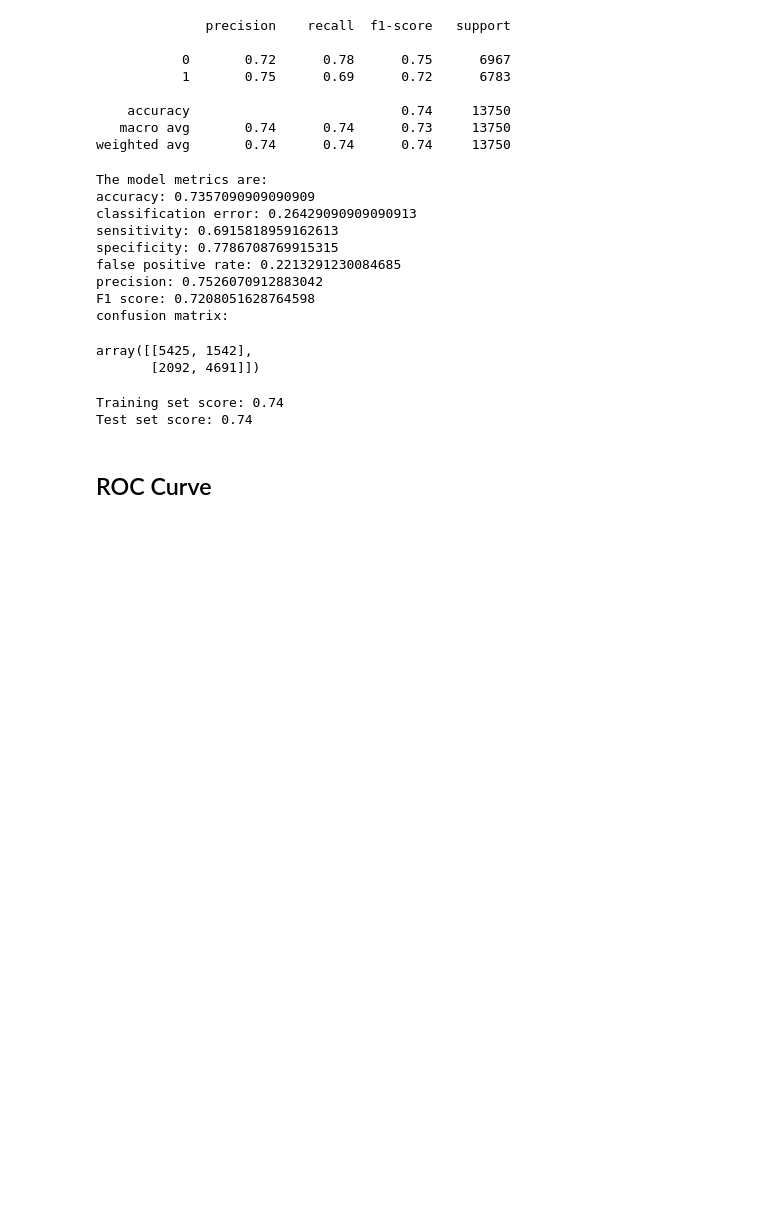
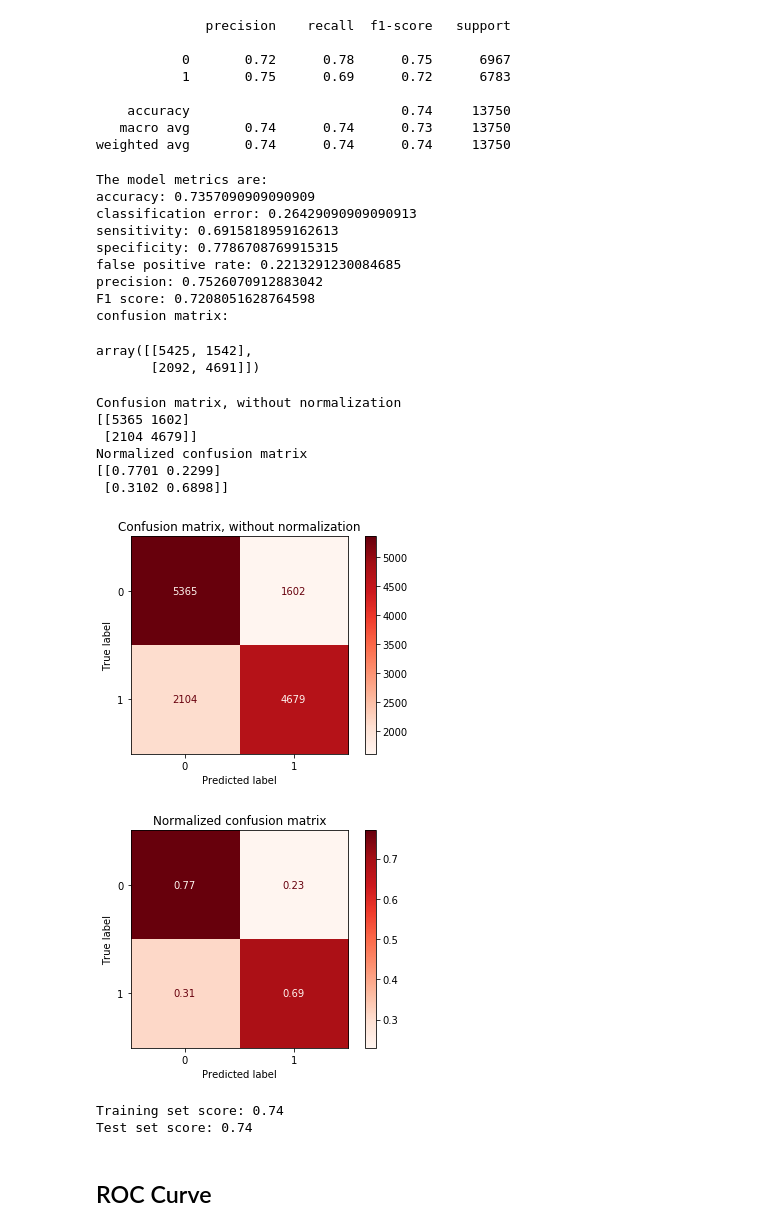
Before and after one commit to jsbernet/capstone_healthcare, a Jupyter notebook: modeling/Cardio_XGBoost.ipynb, the cells around one changed output. Saved outputs shown, nothing was run; the diff lists cells and outputs as text; code cells hidden in the pictures; blank space fills up the shorter version.

Commit message:
Updated confusion matrix to save as plot

```diff
--- a/modeling/Cardio_XGBoost.ipynb
+++ b/modeling/Cardio_XGBoost.ipynb
@@ -376,6 +376,40 @@ F1 score: 0.7208051628764598
 confusion matrix:
 array([[5425, 1542],
        [2092, 4691]])
+# %%
+#https://scikit-learn.org/stable/auto_examples/model_selection/plot_confusion_matrix.html#sphx-glr-auto-examples-model-selection-plot-confusion-matrix-py
+from sklearn.metrics import plot_confusion_matrix
+
+target_names=['0', '1']
+np.set_printoptions(precision=4)
+
+# Plot non-normalized confusion matrix
+titles_options = [("Confusion matrix, without normalization", None, "0.0f"),
+                  ("Normalized confusion matrix", 'true', None)]
+for title, normalize, values_format in titles_options:
+    disp = plot_confusion_matrix(xgb_model, X_test, y_test,
+                                 display_labels=target_names,
+                                 cmap=plt.cm.Reds,
+                                 normalize=normalize,
+                                 values_format=values_format,
+                                )
+    disp.ax_.set_title(title)
+
+    print(title)
+    print(disp.confusion_matrix)
+    plt.savefig('XGB {0}.png'.format(title))
+
+
+plt.show()
+# %% [output]
+Confusion matrix, without normalization
+[[5365 1602]
+ [2104 4679]]
+Normalized confusion matrix
+[[0.7701 0.2299]
+ [0.3102 0.6898]]
+[figure, added]
+[figure, added]
 # %%
 print("Training set score: {:.2f}".format(xgb.score(X_train, y_train)))
 print("Test set score: {:.2f}".format(xgb.score(X_test, y_test)))
```
Also changed, not shown: 5 other files.
